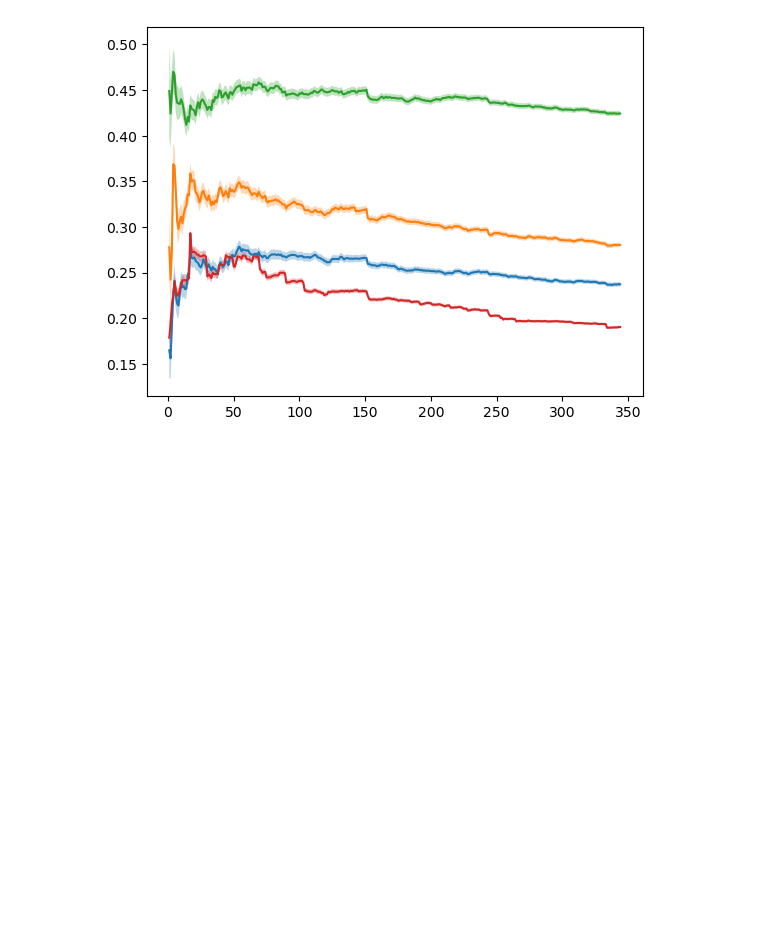
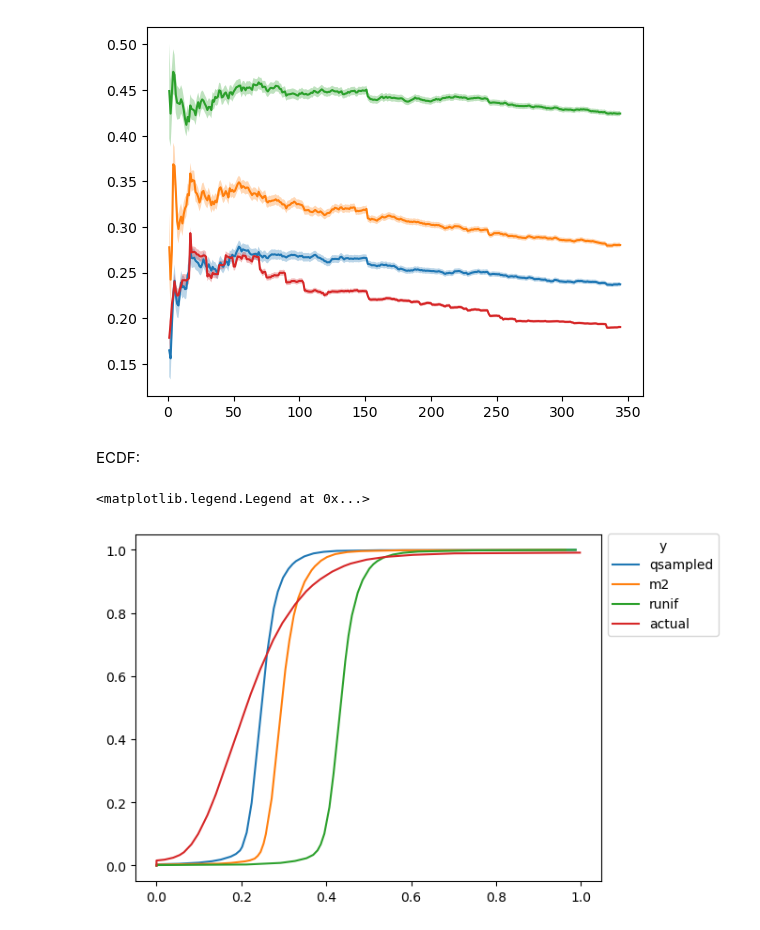
Before and after one commit to zeroknowledgediscovery/truthnet, a Jupyter notebook: notebooks/suspect-distributions.ipynb, the cells around one changed output. Drawn from its saved outputs; the diff is of its cells as text; code cells hidden in the pictures; blank space fills up the shorter version.

```diff
--- a/notebooks/suspect-distributions.ipynb
+++ b/notebooks/suspect-distributions.ipynb
@@ -650,7 +652,7 @@ data
 | 1235 | 0.000000 | NaN | NaN | NaN | 0.0 | NaN | NaN | NaN | NaN | NaN | ... | ... |
 1336 rows × 130 columns
 # %%
-for i in tqdm(range(2)):
+for i in tqdm(range(7)):
     disson = pd.read_pickle(
         f"disson_global/disson_global_qmra_random_order_disson_{i}.pkl"
     )
@@ -683,7 +685,7 @@ dffg = pd.concat(
         # .mean()
         .assign(questions=str(questions_asked))
         for questions_asked in range(1, 345)
-        for i in range(2)
+        for i in range(7)
     ]
 )
 
@@ -696,4 +698,11 @@ dffgm = (
     )
 )
 
-dffgm
+dd = pd.concat(
+    [
+        dffg.drop(["y", "questions"], axis="columns").mean(axis=1),
+        dffg["y"],
+        dffg["questions"],
+    ],
+    axis=1,
+).set_axis(["dissonance", "y", "questions"], axis="columns")
@@ -758,3 +753,38 @@ res_gdf.to_csv(
     "data/dissonance_comparison/global/diss_comp_global_linear_rand_order_melt_with_actual.csv",
     index=False,
 )
+# %% [markdown]
+ECDF:
+# %%
+def ecdf(data, array: bool = True):
+    """Compute ECDF for a one-dimensional array of measurements."""
+    # Number of data points: n
+    n = len(data)
+    # x-data for the ECDF: x
+    x = np.sort(data)
+    # y-data for the ECDF: y
+    y = np.arange(1, n + 1) / n
+    if not array:
+        return pd.DataFrame({"x": x, "y": y})
+    else:
+        return x, y
+
+
+fig, ax = plt.subplots()
+
+fraction = 0.1
+
+from pybind11_rdp import rdp
+
+for ygr, marker in zip(dd["y"].unique(), ["*", "*", "o", "+"]):
+    x, y = ecdf(dd[dd["y"] == ygr].dissonance)
+    data = np.column_stack((x, y))
+    data = data[~np.isnan(data).any(axis=1)]
+    datar = rdp(data, epsilon=0.001)
+    xs = datar[:, 0]
+    ys = datar[:, 1]
+    ax.plot(xs, ys, linestyle="-", label=ygr)
+plt.legend(title="y", bbox_to_anchor=(1, 1.02), loc="upper left")
+# %% [output]
+<matplotlib.legend.Legend at 0x...>
+[figure, added]
```
Also changed, not shown: parts of 11 cells of this notebook, 2 other files.
